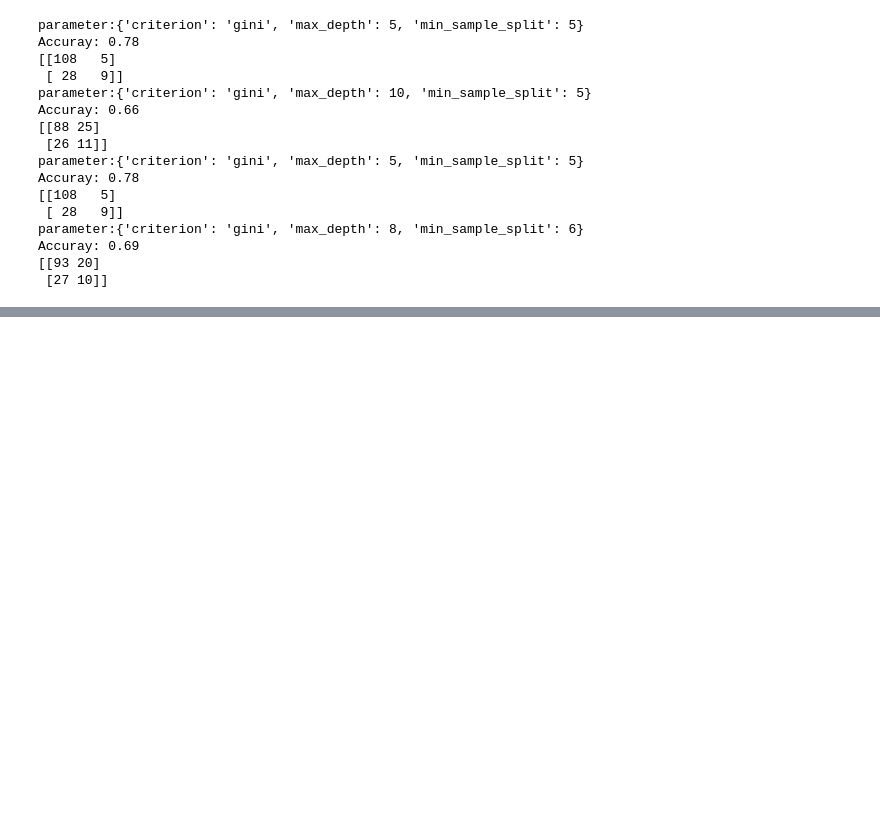
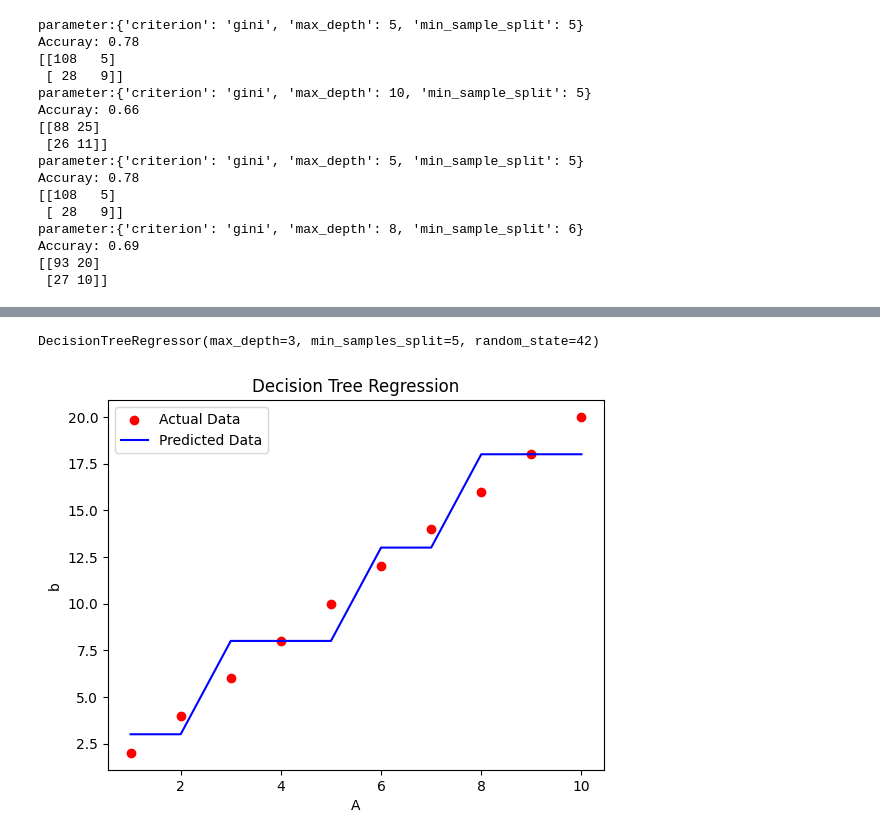
Before and after one commit to Mustufaa/Machinelearning, a Jupyter notebook: Regression/Decisiontree.ipynb, the cells around one changed output, grey strips where cells are left out. Drawn from its saved outputs; the diff is of its cells as text; code cells hidden in the pictures; blank space fills up the shorter version.

```diff
--- a/Regression/Decisiontree.ipynb
+++ b/Regression/Decisiontree.ipynb
@@ -107,0 +112,3 @@ Accuray: 0.69
+# %%
+A= np.array([1,2,3,4,5,6,7,8,9,10]).reshape(-1,1)
+b= np.array([2,4,6,8,10,12,14,16,18,20])
@@ -107,0 +117,17 @@ Accuray: 0.69
+# %%
+reg=DecisionTreeRegressor(max_depth=3,min_samples_split=5,random_state=42)
+reg.fit(A,b)
+# %% [output]
+DecisionTreeRegressor(max_depth=3, min_samples_split=5, random_state=42)
+# %%
+bpred= reg.predict(A)
+# %%
+plt.scatter(A,b,color='red',label='Actual Data')
+plt.plot(A,bpred,color='blue',label='Predicted Data')
+plt.title('Decision Tree Regression')
+plt.xlabel('A')
+plt.ylabel('b')
+plt.legend()
+plt.show()
+# %% [output]
+[figure, added]
```
Also changed, not shown: parts of 5 cells of this notebook, 3 other files.
